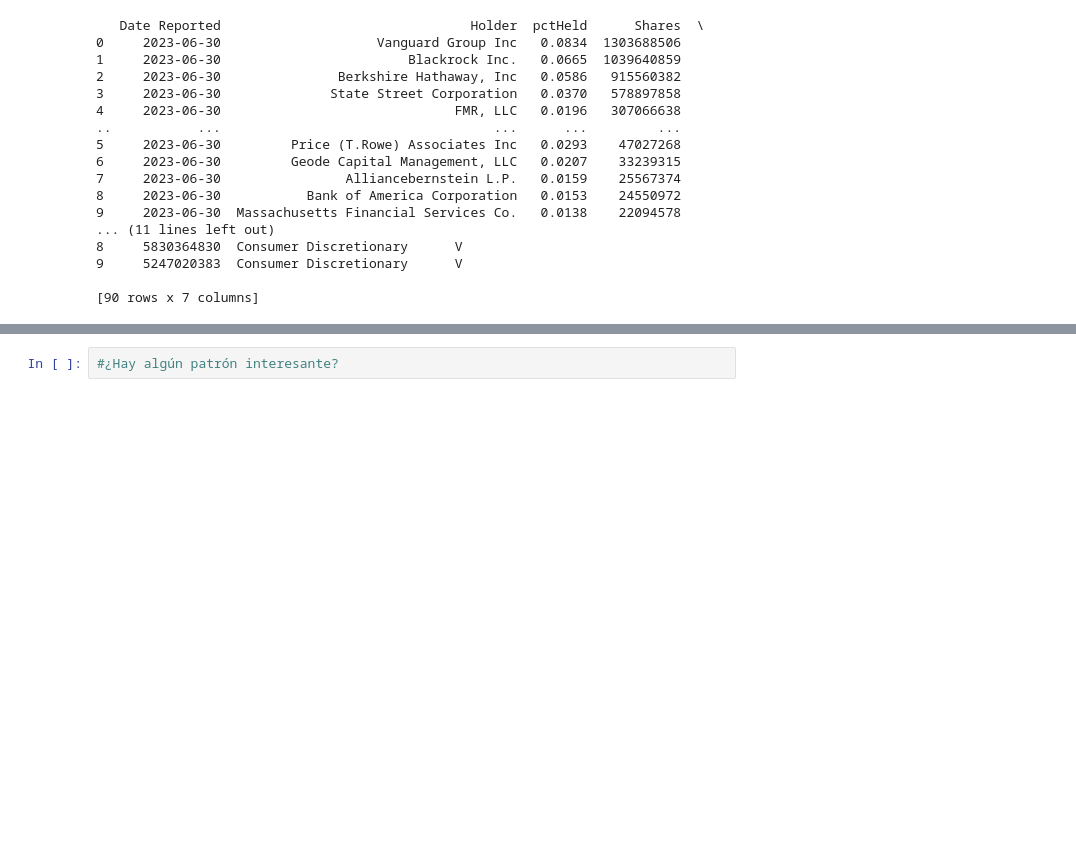
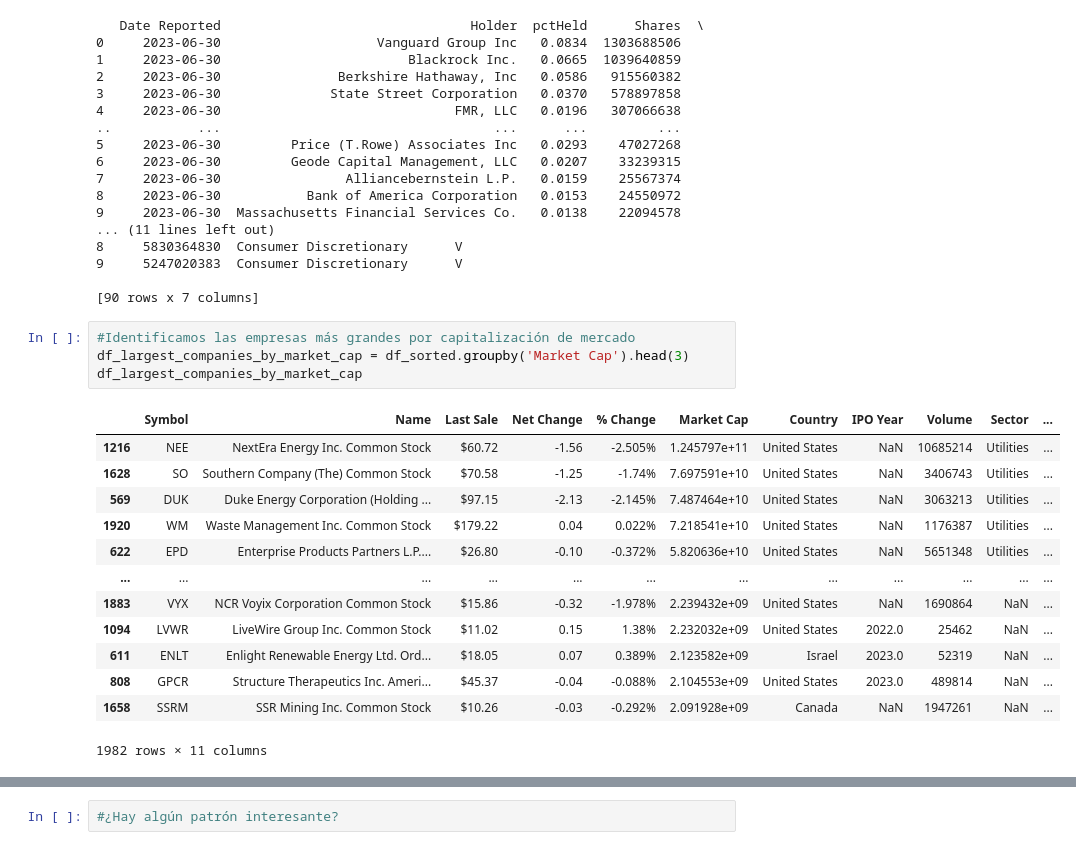
Before and after one commit to qlab-intro-python/tarea-4-mundaca-arce, a Jupyter notebook: tarea_4.ipynb, the cells around one changed output, grey strips where cells are left out. Cells and saved outputs as stored; diff of their text form; blank space fills up the shorter version.

```diff
--- a/tarea_4.ipynb
+++ b/tarea_4.ipynb
@@ -338,3 +338,21 @@ print(resultados_df)
 9     5247020383  Consumer Discretionary      V
 
 [90 rows x 7 columns]
+# %%
+#Identificamos las empresas más grandes por capitalización de mercado
+df_largest_companies_by_market_cap = df_sorted.groupby('Market Cap').head(3)
+df_largest_companies_by_market_cap
+# %% [output]
+|  | Symbol | Name | Last Sale | Net Change | % Change | Market Cap | Country | IPO Year | Volume | Sector | ... |
+| 1216 | NEE | NextEra Energy Inc. Common Stock | $60.72 | -1.56 | -2.505% | 1.245797e+11 | United States | NaN | 10685214 | Utilities | ... |
+| 1628 | SO | Southern Company (The) Common Stock | $70.58 | -1.25 | -1.74% | 7.697591e+10 | United States | NaN | 3406743 | Utilities | ... |
+| 569 | DUK | Duke Energy Corporation (Holding ... | $97.15 | -2.13 | -2.145% | 7.487464e+10 | United States | NaN | 3063213 | Utilities | ... |
+| 1920 | WM | Waste Management Inc. Common Stock | $179.22 | 0.04 | 0.022% | 7.218541e+10 | United States | NaN | 1176387 | Utilities | ... |
+| 622 | EPD | Enterprise Products Partners L.P.... | $26.80 | -0.10 | -0.372% | 5.820636e+10 | United States | NaN | 5651348 | Utilities | ... |
+| ... | ... | ... | ... | ... | ... | ... | ... | ... | ... | ... | ... |
+| 1883 | VYX | NCR Voyix Corporation Common Stock | $15.86 | -0.32 | -1.978% | 2.239432e+09 | United States | NaN | 1690864 | NaN | ... |
+| 1094 | LVWR | LiveWire Group Inc. Common Stock | $11.02 | 0.15 | 1.38% | 2.232032e+09 | United States | 2022.0 | 25462 | NaN | ... |
+| 611 | ENLT | Enlight Renewable Energy Ltd. Ord... | $18.05 | 0.07 | 0.389% | 2.123582e+09 | Israel | 2023.0 | 52319 | NaN | ... |
+| 808 | GPCR | Structure Therapeutics Inc. Ameri... | $45.37 | -0.04 | -0.088% | 2.104553e+09 | United States | 2023.0 | 489814 | NaN | ... |
+| 1658 | SSRM | SSR Mining Inc. Common Stock | $10.26 | -0.03 | -0.292% | 2.091928e+09 | Canada | NaN | 1947261 | NaN | ... |
+1982 rows × 11 columns
```
Also changed, not shown: parts of 6 cells of this notebook.
